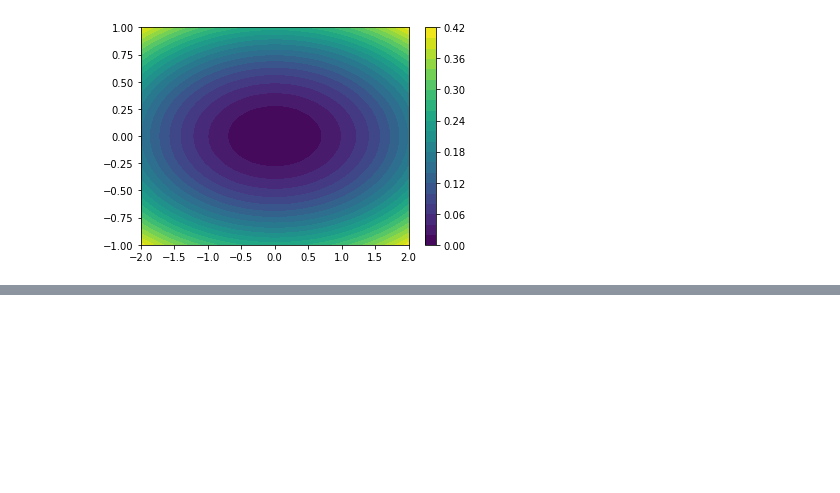
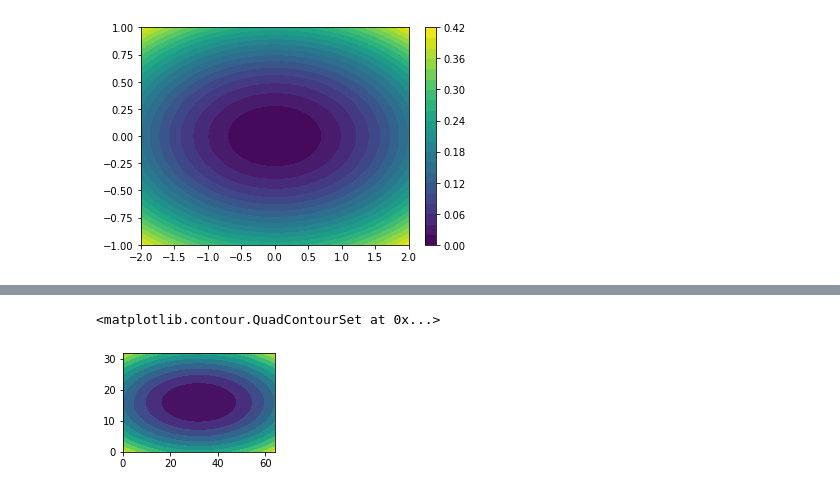
Before and after one commit to ak1920/data_visualiz_pyplot, a Jupyter notebook: Viz_functions.ipynb, the cells around one changed output, grey strips where cells are left out. Cells and saved outputs as stored; diff of their text form; code cells hidden in the pictures; blank space fills up the shorter version.

```diff
--- a/Viz_functions.ipynb
+++ b/Viz_functions.ipynb
@@ -55,0 +62,6 @@ plt.show()
+# %%
+plt.subplot(2,2,2)
+plt.contourf(Z, 10)
+# %% [output]
+<matplotlib.contour.QuadContourSet at 0x...>
+[figure, added]
```
Also changed, not shown: parts of 2 cells of this notebook.
